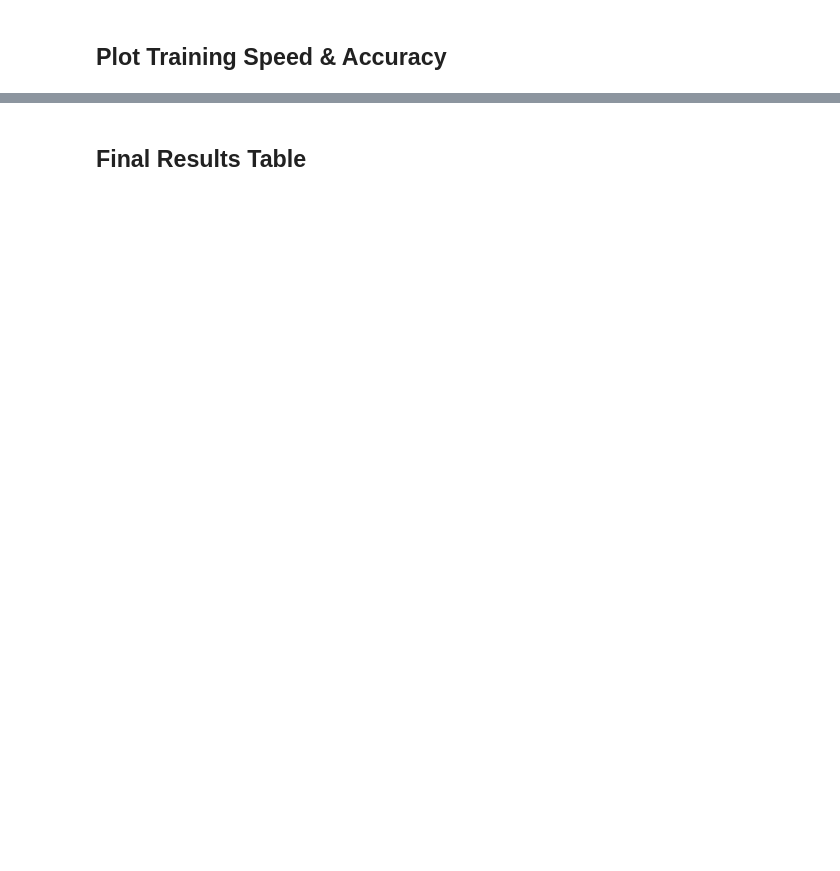
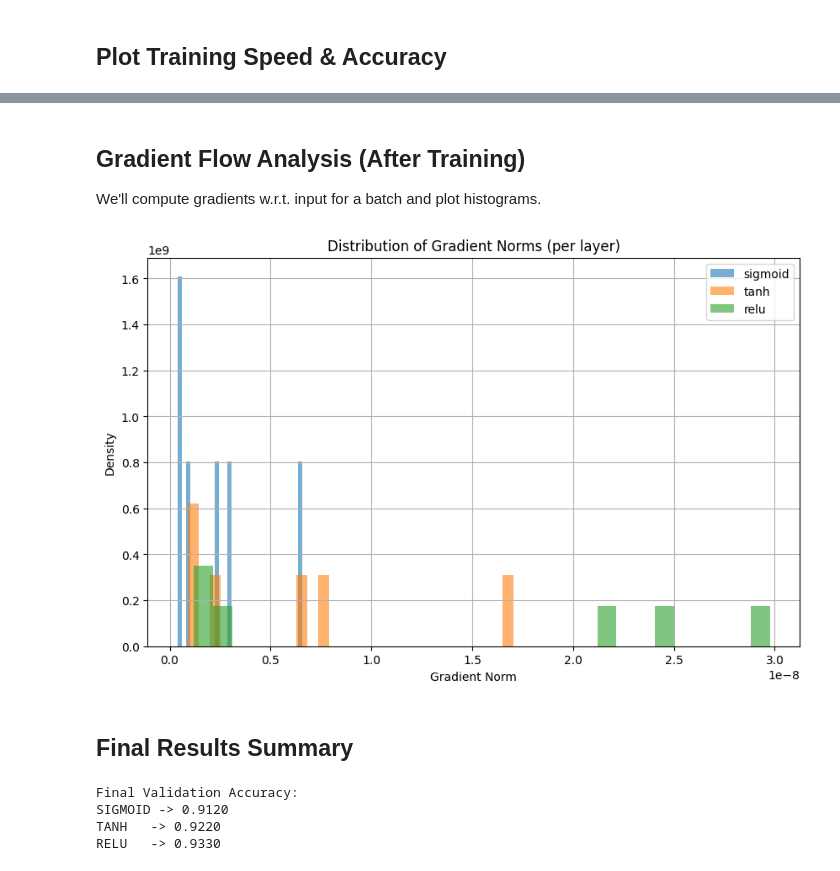
Before and after one commit to inclinedadarsh/dl-assignments, a Jupyter notebook: dl-4.ipynb, the cells around one changed output, grey strips where cells are left out. Cells and saved outputs as stored; diff of their text form; code cells hidden in the pictures; blank space fills up the shorter version.

```diff
--- a/dl-4.ipynb
+++ b/dl-4.ipynb
@@ -34,13 +39,13 @@ y_test = keras.utils.to_categorical(y_test, 10)
 # %%
-def create_mlp(activation):
+def build_mlp(activation):
     model = keras.Sequential([
-        layers.Dense(128, activation=activation, input_shape=(784,)),
-        layers.Dense(64, activation=activation),
-        layers.Dense(10, activation='softmax')
+        layers.Dense(128, activation=activation, input_shape=(784,), name="hidden1"),
+        layers.Dense(128, activation=activation, name="hidden2"),
+        layers.Dense(10, activation="softmax", name="output")
     ])
     model.compile(
-        optimizer='adam',
-        loss='categorical_crossentropy',
-        metrics=['accuracy']
+        optimizer="adam",
+        loss="sparse_categorical_crossentropy",
+        metrics=["accuracy"]
     )
     return model
@@ -151,2 +120,38 @@ plt.show()
+# %% [markdown]
+## Gradient Flow Analysis (After Training)
+We'll compute gradients w.r.t. input for a batch and plot histograms.
+# %%
+@tf.function
+def get_gradients(model, x_batch):
+    with tf.GradientTape() as tape:
+        tape.watch(x_batch)
+        preds = model(x_batch)
+        loss = tf.reduce_mean(preds)  # dummy loss
+    grads = tape.gradient(loss, model.trainable_variables)
+    return grads
+
+# Take one batch
+x_batch = tf.convert_to_tensor(x_test[:128])
+
+grad_norms = {act: [] for act in activations}
+
+for act in activations:
+    model = models[act]
+    grads = get_gradients(model, x_batch)
+    for g in grads:
+        if g is not None:
+            grad_norms[act].append(tf.norm(g).numpy())
+# %%
+plt.figure(figsize=(10, 6))
+for i, act in enumerate(activations):
+    plt.hist(grad_norms[act], bins=30, alpha=0.6, label=f'{act}', density=True)
+plt.title('Distribution of Gradient Norms (per layer)')
+plt.xlabel('Gradient Norm')
+plt.ylabel('Density')
+plt.legend()
+plt.grid(True)
+plt.show()
+# %% [output]
+[figure, added]
 # %% [markdown]
-## Final Results Table
+## Final Results Summary
@@ -169,0 +158,10 @@ df
+# %%
+print("Final Validation Accuracy:")
+for act in activations:
+    acc = max(histories[act].history['val_accuracy'])
+    print(f"{act.upper():6} -> {acc:.4f}")
+# %% [output]
+Final Validation Accuracy:
+SIGMOID -> 0.9120
+TANH   -> 0.9220
+RELU   -> 0.9330
```
Also changed, not shown: parts of 10 cells of this notebook.
